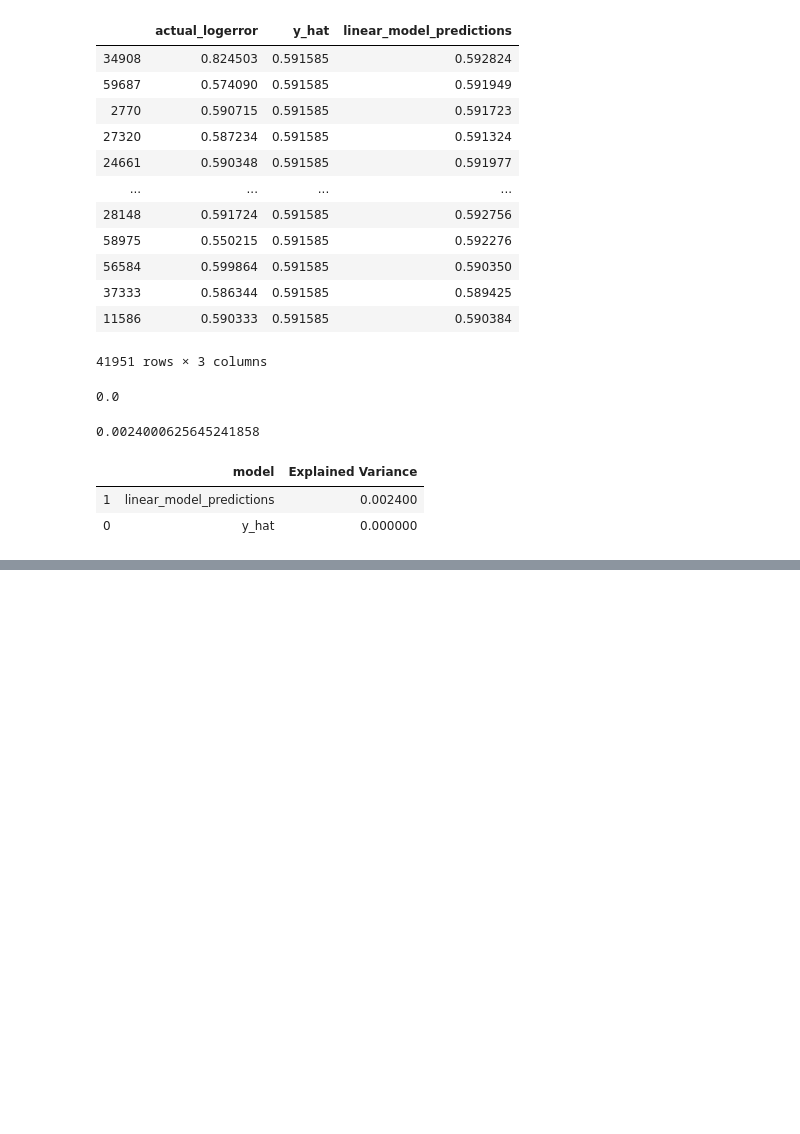
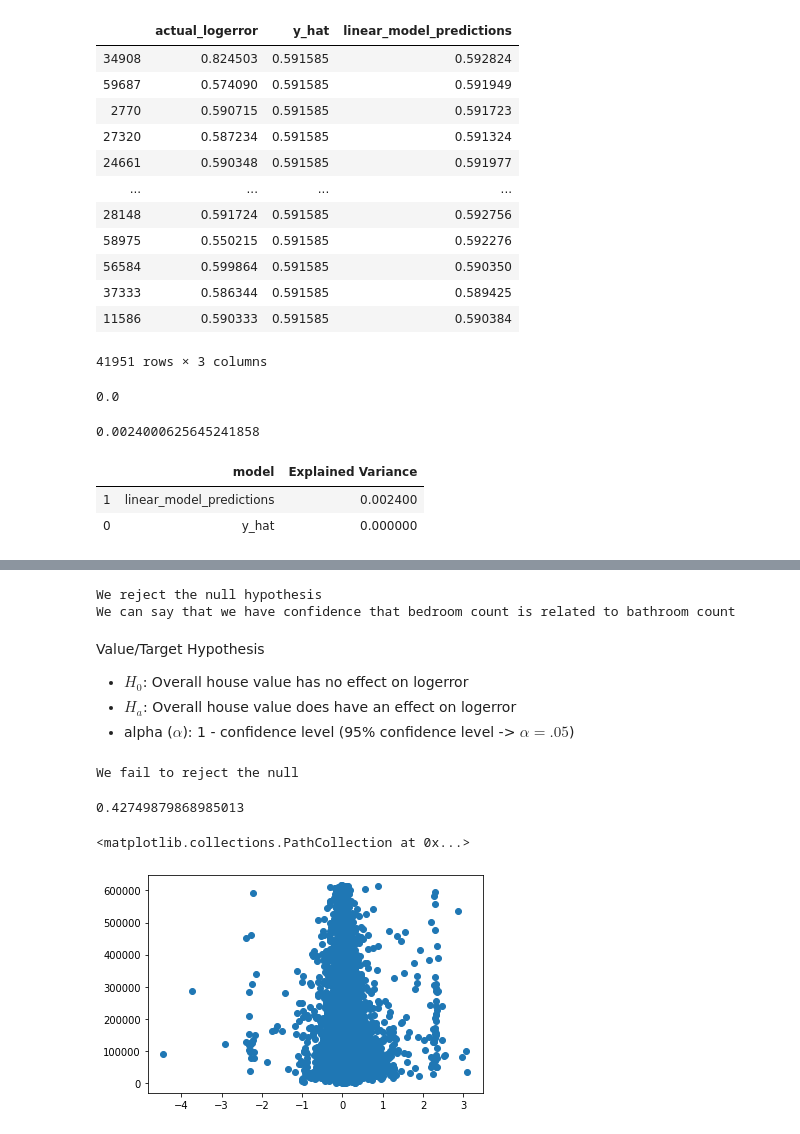
Before and after one commit to clustering-for-log-error/clustering-for-log-error, a Jupyter notebook: jada_modeling.ipynb, the cells around one changed output, grey strips where cells are left out. Saved outputs shown, nothing was run; the diff lists cells and outputs as text; code cells hidden in the pictures; blank space fills up the shorter version.

```diff
--- a/jada_modeling.ipynb
+++ b/jada_modeling.ipynb
@@ -183,0 +248,53 @@ metrics
+# %%
+x = train_scaled.bedroomcnt
+y = train_scaled.bathroomcnt
+
+alternative_hypothesis = 'bedroom count is related to bathroom count'
+alpha = .05
+
+corr, p = stats.pearsonr(x, y)
+
+corr, p
+
+if p < alpha:
+    print("We reject the null hypothesis")
+    print("We can say that we have confidence that", alternative_hypothesis)
+else:
+    print("We fail to reject the null")
+# %% [output]
+We reject the null hypothesis
+We can say that we have confidence that bedroom count is related to bathroom count
+# %% [markdown]
+Value/Target Hypothesis
+- $H_0$: Overall house value has no effect on logerror
+- $H_a$: Overall house value does have an effect on logerror
+- alpha ($\alpha$): 1 - confidence level (95% confidence level -> $\alpha = .05$)
+# %%
+from math import sqrt
+from scipy import stats
+
+x = train_scaled.house_value
+y = train_scaled.logerror
+
+alternative_hypothesis = 'house value is related to logerror'
+alpha = .05
+
+corr, p = stats.pearsonr(x, y)
+
+corr, p
+
+if p < alpha:
+    print("We reject the null hypothesis")
+    print("We can say that we have confidence that", alternative_hypothesis)
+else:
+    print("We fail to reject the null")
+
+p
+# %% [output]
+We fail to reject the null
+0.42749879868985013
+# %%
+plt.scatter(train.logerror,train.house_value)
+# %% [output]
+<matplotlib.collections.PathCollection at 0x...>
+[figure, added]
```
Also changed, not shown: parts of 5 cells of this notebook, 1 other file.
